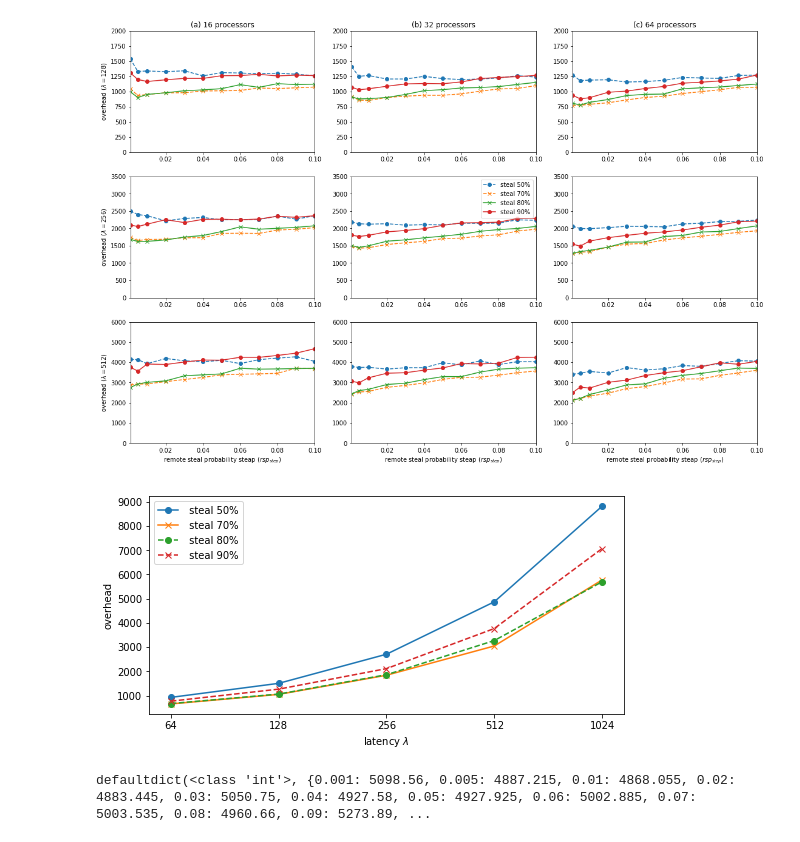
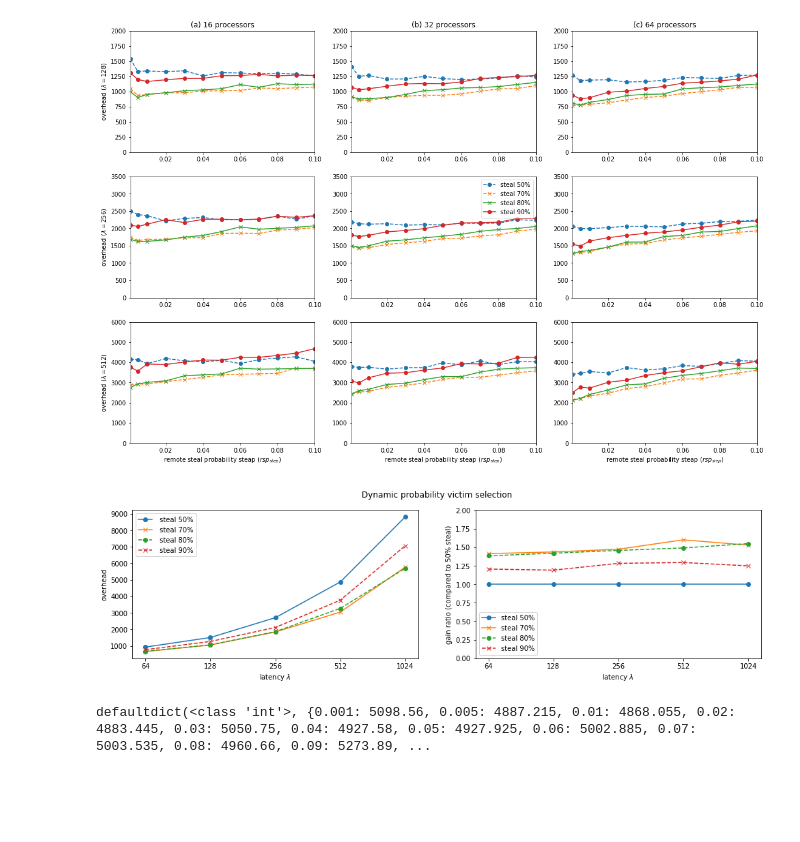
Before and after one commit to wagnerf42/ws-simulator, a Jupyter notebook: result/strategy/simulation_ipynb/simulation_thesis_proba_dynamic.ipynb, the cells around one changed output. Cells and saved outputs as stored; diff of their text form; code cells hidden in the pictures; blank space fills up the shorter version.

```diff
--- a/result/strategy/simulation_ipynb/simulation_thesis_proba_dynamic.ipynb
+++ b/result/strategy/simulation_ipynb/simulation_thesis_proba_dynamic.ipynb
@@ -392,9 +394,11 @@ plt.savefig('../../../../../Manuscrit/manuscrit/gfx/twoClusters/comp_steal_amoun
 [figure]
 # %%
 fig = plt.figure()
-fig.set_size_inches(8.5, 4, forward=True)
+fig.set_size_inches(16.5, 4, forward=True)
+plt.suptitle("Dynamic probability victim selection")
 
 #filename = "/home/khatiri/these/projet/ws-simulator/Simulation/vss_proba_32_100000000"
+plt.subplot(121)
 
 filename = directory  + "vss_proba_dynamic_32_100000000"
 best_proba_dynamic_50, _ = plot_for_best(filename)
@@ -402,34 +406,46 @@ best_proba_dynamic_50, _ = plot_for_best(filename)
 
 filename = directory_90p + "vss_proba_dynamic_32_100000000"
 best_proba_dynamic_90, _ = plot_for_best(filename)
 
 filename = directory_80p + "vss_proba_dynamic_32_100000000"
 best_proba_dynamic_80, _ = plot_for_best(filename)
 
 filename = directory_70p + "vss_proba_dynamic_32_100000000"
 best_proba_dynamic_70, _ = plot_for_best(filename)
 
 #filename = directory_r + "vss_proba_dynamic_40p_32_100000000"
 #best_proba_dynamic_60, _ = plot_for_best(filename)
 plt.xlabel("latency $\lambda$")
 plt.ylabel("overhead")
 #plt.plot(base_line.keys(), base_line.values(), 'o-', label="best_proba")
 plt.plot(best_proba_dynamic_50.keys(), best_proba_dynamic_50.values(), 'o-', label=" steal 50%")
 plt.plot(best_proba_dynamic_70.keys(), best_proba_dynamic_70.values(), 'x-', label=" steal 70%")
 plt.plot(best_proba_dynamic_80.keys(), best_proba_dynamic_80.values(), 'o--', label=" steal 80%")
 plt.plot(best_proba_dynamic_90.keys(), best_proba_dynamic_90.values(), 'x--', label=" steal 90%")
 
 plt.legend()
 
 
+plt.subplot(122)
+plt.ylabel("gain ratio (compared to 50% steal)")
+plt.xlabel("latency $\lambda$")
+
+#fig = plt.figure()
+#fig.set_size_inches(8.5, 4, forward=True)
+plt.ylim(0,2)
+plt.plot(best_proba_dynamic_50.keys(), [bl/b for (b, bl) in zip(best_proba_dynamic_50.values(), best_proba_dynamic_50.values())], 'o-', label="steal 50%")
+plt.plot(best_proba_dynamic_50.keys(), [bl/b for (b, bl) in zip(best_proba_dynamic_70.values(), best_proba_dynamic_50.values())], 'x-', label="steal 70%")
+plt.plot(best_proba_dynamic_50.keys(), [bl/b for (b, bl) in zip(best_proba_dynamic_80.values(), best_proba_dynamic_50.values())], 'o--', label="steal 80%")
+plt.plot(best_proba_dynamic_50.keys(), [bl/b for (b, bl) in zip(best_proba_dynamic_90.values(), best_proba_dynamic_50.values())], 'x--', label="steal 90%")
+plt.legend()
 plt.savefig('../../../../../Manuscrit/manuscrit/gfx/twoClusters/comp_steal_amount_for_best_overhead_according_rsp_step_l.pdf',bbox_inches='tight')
 
 #fig = plt.figure()
 #fig.set_size_inches(18.5, 10.5, forward=True)
 #plt.ylim(0,2)
 #plt.plot(best_proba_dynamic_50.keys(), [bl/b for (b, bl) in zip(best_proba_dynamic_70.values(), best_proba_dynamic_50.values())], 'o-', label="proba/base_line")
 # %% [output]
-[figure, old version]
+[figure, new version]
 # %%
 p = 32
 w1 = 100000000
```
Also changed, not shown: parts of 2 cells of this notebook, 3 other files.
